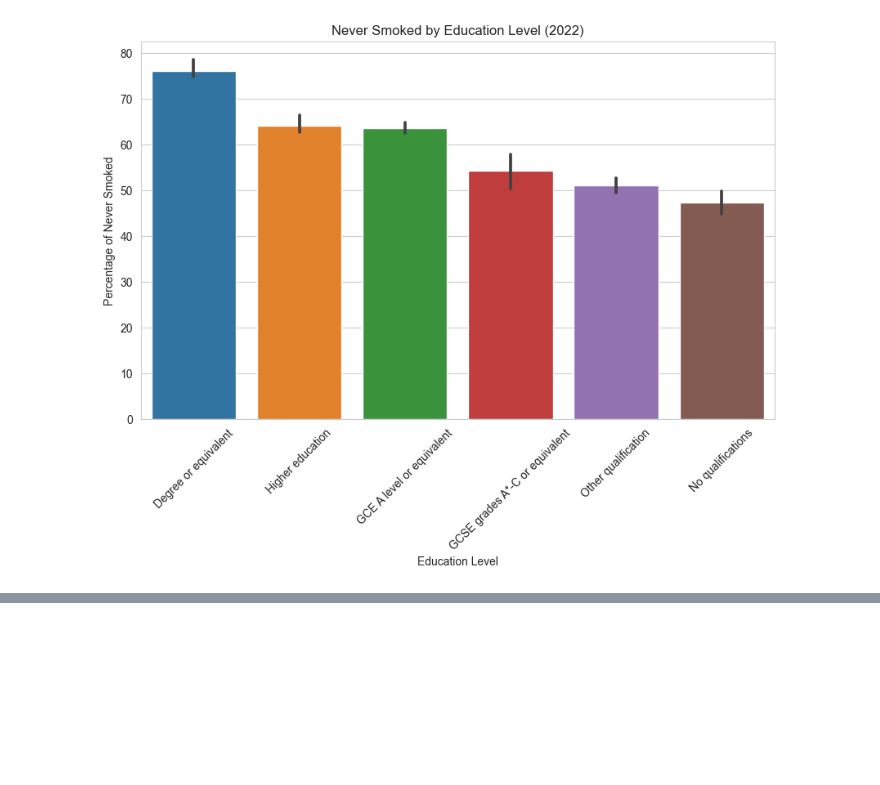
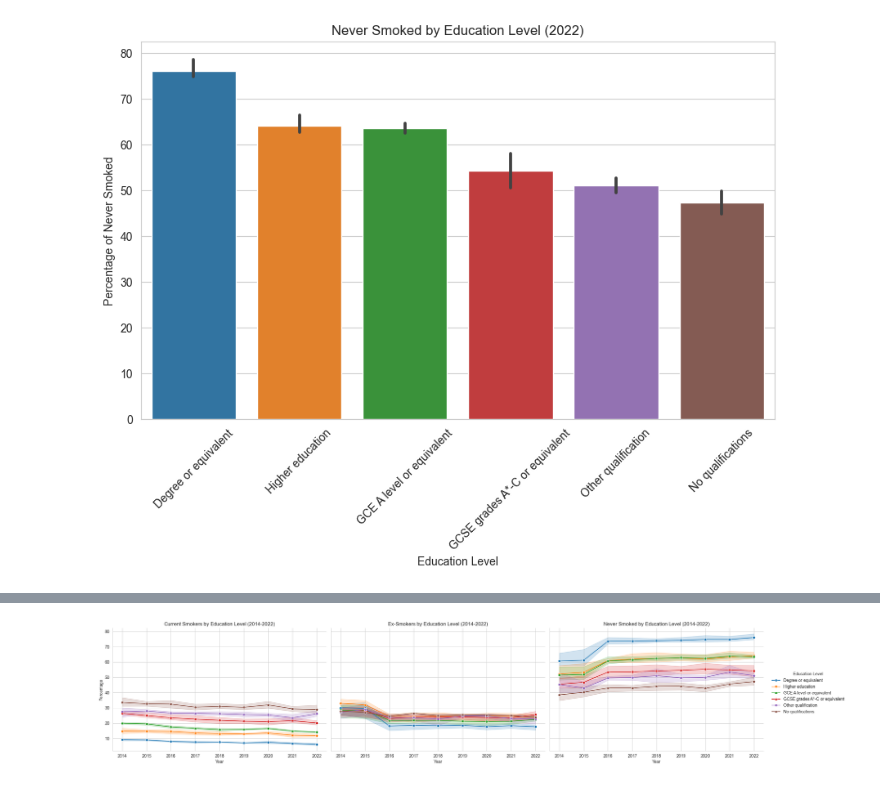
Before and after one commit to rhobaker/Data_Project, a Jupyter notebook: Cleaned_Data/Smoking rates in the UK based on highest education level (2014-2022).ipynb, the cells around one changed output, grey strips where cells are left out. Cells and saved outputs as stored; diff of their text form; code cells hidden in the pictures; blank space fills up the shorter version.

```diff
--- a/Cleaned_Data/Smoking rates in the UK based on highest education level (2014-2022).ipynb
+++ b/Cleaned_Data/Smoking rates in the UK based on highest education level (2014-2022).ipynb
@@ -211,0 +233,23 @@ for category, title in zip(smoking_categories, titles):
+# %%
+# Prepare the data for facet grid
+data_long_melted = data_long.melt(id_vars=['Year', 'Highest_level_of_education'], value_vars=smoking_categories,
+                                  var_name='Smoking_Category', value_name='Percentage')
+
+# Create a facet grid for the smoking categories
+g = sns.FacetGrid(data_long_melted, col='Smoking_Category', hue='Highest_level_of_education', col_order=smoking_categories, height=5, aspect=1.5)
+g.map(sns.lineplot, 'Year', 'Percentage', marker='o')
+g.add_legend(title='Education Level')
+
+# Set the titles for each facet
+facet_titles = {
+    'Current_smokers_%': 'Current Smokers by Education Level (2014-2022)',
+    'Ex-smokers_%': 'Ex-Smokers by Education Level (2014-2022)',
+    'Never_smoked_%': 'Never Smoked by Education Level (2014-2022)'
+}
+
+for ax in g.axes.flat:
+    ax.set_title(facet_titles[ax.get_title().split('=')[1].strip()])
+
+plt.show()
+# %% [output]
+[figure, added]
```
Also changed, not shown: parts of 6 cells of this notebook.
